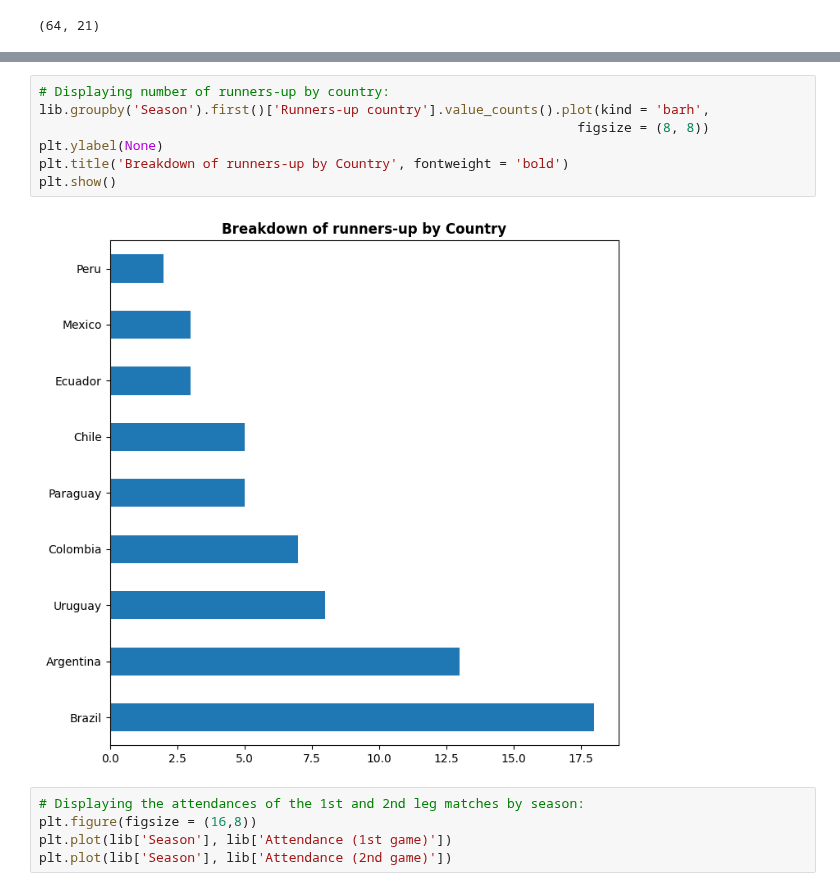
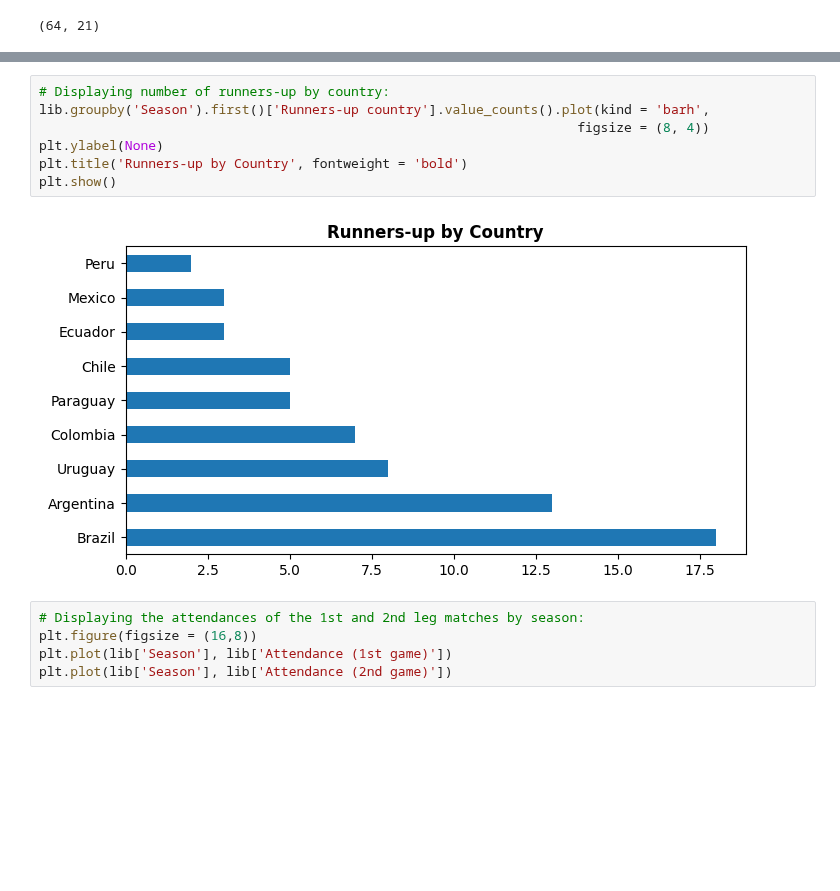
Before and after one commit to guilhermelaviola/SoccerCompetitionsStudy, a Jupyter notebook: CopaLibertadoresStudy.ipynb, the cells around one changed output, grey strips where cells are left out. Drawn from its saved outputs; the diff is of its cells as text; blank space fills up the shorter version.

```diff
--- a/CopaLibertadoresStudy.ipynb
+++ b/CopaLibertadoresStudy.ipynb
@@ -79,12 +79,12 @@ plt.show()
 # %%
 # Displaying number of runners-up by country:
 lib.groupby('Season').first()['Runners-up country'].value_counts().plot(kind = 'barh',
-                                                                     figsize = (8, 8))
+                                                                     figsize = (8, 4))
 plt.ylabel(None)
-plt.title('Breakdown of runners-up by Country', fontweight = 'bold')
+plt.title('Runners-up by Country', fontweight = 'bold')
 plt.show()
 # %% [output]
-[figure, old version]
+[figure, new version]
 # %%
 # Displaying the attendances of the 1st and 2nd leg matches by season:
 plt.figure(figsize = (16,8))
```
Also changed, not shown: parts of 3 cells of this notebook.
